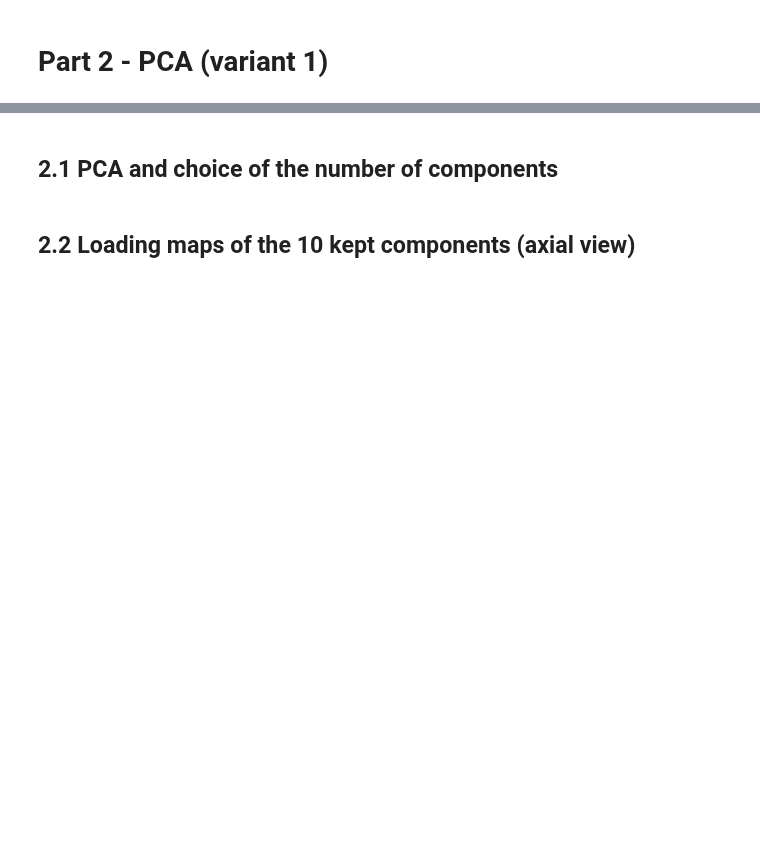
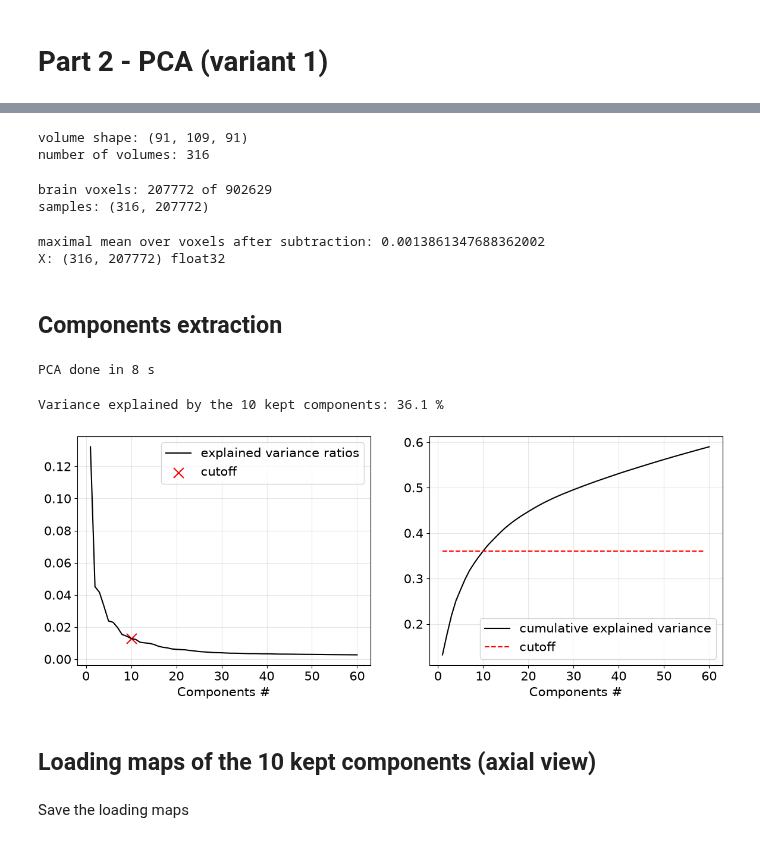
Before and after one commit to celiacst/Project1_NSSP, a Jupyter notebook: 03_pca.ipynb, the cells around one changed output, grey strips where cells are left out. Drawn from its saved outputs; the diff is of its cells as text; code cells hidden in the pictures; blank space fills up the shorter version.

```diff
--- a/03_pca.ipynb
+++ b/03_pca.ipynb
@@ -38,57 +33,69 @@ print(data.shape, data.dtype, "| TR =", round(tr, 3), "s")
 # %%
-vol_shape = data.shape[:-1]
-n_vols = data.shape[-1]
-print("volume shape:", vol_shape, "| number of volumes:", n_vols)
+vol_shape = data.shape[:3]
+n_vols = data.shape[3]
+print("volume shape:", vol_shape)
+print("number of volumes:", n_vols)
+# %% [output]
+volume shape: (91, 109, 91)
+number of volumes: 316
 # %%
 mean_vol = data.mean(axis=3)
 slice_non_background = compute_epi_mask(nib.Nifti1Image(mean_vol, affine)).get_fdata() > 0
 print("brain voxels:", int(slice_non_background.sum()), "of", int(np.prod(vol_shape)))
 
 samples = np.ascontiguousarray(data[slice_non_background].T)
-del data, mean_vol
 print("samples:", samples.shape)
+# %% [output]
+brain voxels: 207772 of 902629
+samples: (316, 207772)
 # %%
 ZSCORE_VOXELS = False
 
 spatial_means = samples.mean(axis=1)
 row_means = spatial_means[:, None]
 X = samples - row_means
-del samples
 
 if ZSCORE_VOXELS:
     sd = X.std(axis=0)
     sd[sd == 0] = 1
     X = (X - X.mean(axis=0)) / sd
 
-print("max |mean over voxels| after subtraction:", float(np.abs(X.mean(axis=1)).max()))
+print("maximal mean over voxels after subtraction:", float(np.abs(X.mean(axis=1)).max()))
 print("X:", X.shape, X.dtype)
+# %% [output]
+maximal mean over voxels after subtraction: 0.0013861347688362002
+X: (316, 207772) float32
 # %% [markdown]
-## 2.1 PCA and choice of the number of components
+## Components extraction
 # %%
-n_fit = 60
-n_keep = 10
+nb_components = 60
+nb_keep = 10
 t0 = time.time()
-pca = PCA(n_components=n_fit, svd_solver="full")
+pca = PCA(n_components=nb_components, svd_solver="full")
 pca.fit(X)
 print("PCA done in", round(time.time() - t0), "s")
-
-ratios = pca.explained_variance_ratio_
-cumulative_ratios = np.cumsum(ratios)
-print(f"Variance explained by the {n_keep} kept components: {100 * cumulative_ratios[n_keep - 1]:.1f} %")
+# %% [output]
+PCA done in 8 s
 # %%
 fig, ax = plt.subplots(1, 2, figsize=(14, 5))
-x = np.arange(1, n_fit + 1)
 
-ax[0].plot(x, ratios, c='k', label='explained variance ratio')
-ax[0].scatter([n_keep], [ratios[n_keep - 1]], s=150, marker='x', color='r', label=f'cutoff ({n_keep} components)')
-ax[1].plot(x, cumulative_ratios, c='k', label='cumulative explained variance')
-ax[1].hlines(y=cumulative_ratios[n_keep - 1], xmin=1, xmax=n_fit, linestyle='--', color='r',
-             label=f'cutoff ({100 * cumulative_ratios[n_keep - 1]:.0f} %)')
+ratios = pca.explained_variance_ratio_
+cumulative_ratios = np.cumsum(ratios)
+print(f"Variance explained by the {nb_keep} kept components: {100 * cumulative_ratios[nb_keep - 1]:.1f} %")
+
+ax[0].plot(np.arange(1, len(ratios)+1), ratios, label='explained variance ratios', c='k')
+ax[0].scatter([nb_keep], [ratios[nb_keep-1]], [150], marker='x', color='r', label='cutoff')
+ax[1].plot(np.arange(1, len(cumulative_ratios)+1), cumulative_ratios, label='cumulative explained variance', c='k')
+ax[1].hlines(y=cumulative_ratios[nb_keep-1], xmin=1, xmax=len(ratios)-1, linestyle='--', color='r', label='cutoff')
 
 for k in range(2):
-    ax[k].set_xlabel('Component #', size=15)
-    ax[k].legend(prop={'size': 15})
+    ax[k].set_xlabel('Components #', size=15)
+    ax[k].legend(prop={'size':15})
     ax[k].tick_params(axis='both', which='major', labelsize=15)
+
     ax[k].grid(True, alpha=0.3)
-fig.savefig(op.join(FIG_DIR, "PCA_explained_variance.png"), dpi=200, bbox_inches="tight")
+fig.savefig(op.join(FIG_DIR, "PCA_scree.png"), dpi=200, bbox_inches="tight")
 plt.show()
+# %% [output]
+Variance explained by the 10 kept components: 36.1 %
+[figure, added]
@@ -99,4 +102,6 @@ os.makedirs(FIG_DIR, exist_ok=True)
 # %% [markdown]
-## 2.2 Loading maps of the 10 kept components (axial view)
+## Loading maps of the 10 kept components (axial view)
+# %% [markdown]
+Save the loading maps
 # %%
 pca_clusters = []
```
Also changed, not shown: parts of 16 cells of this notebook.
